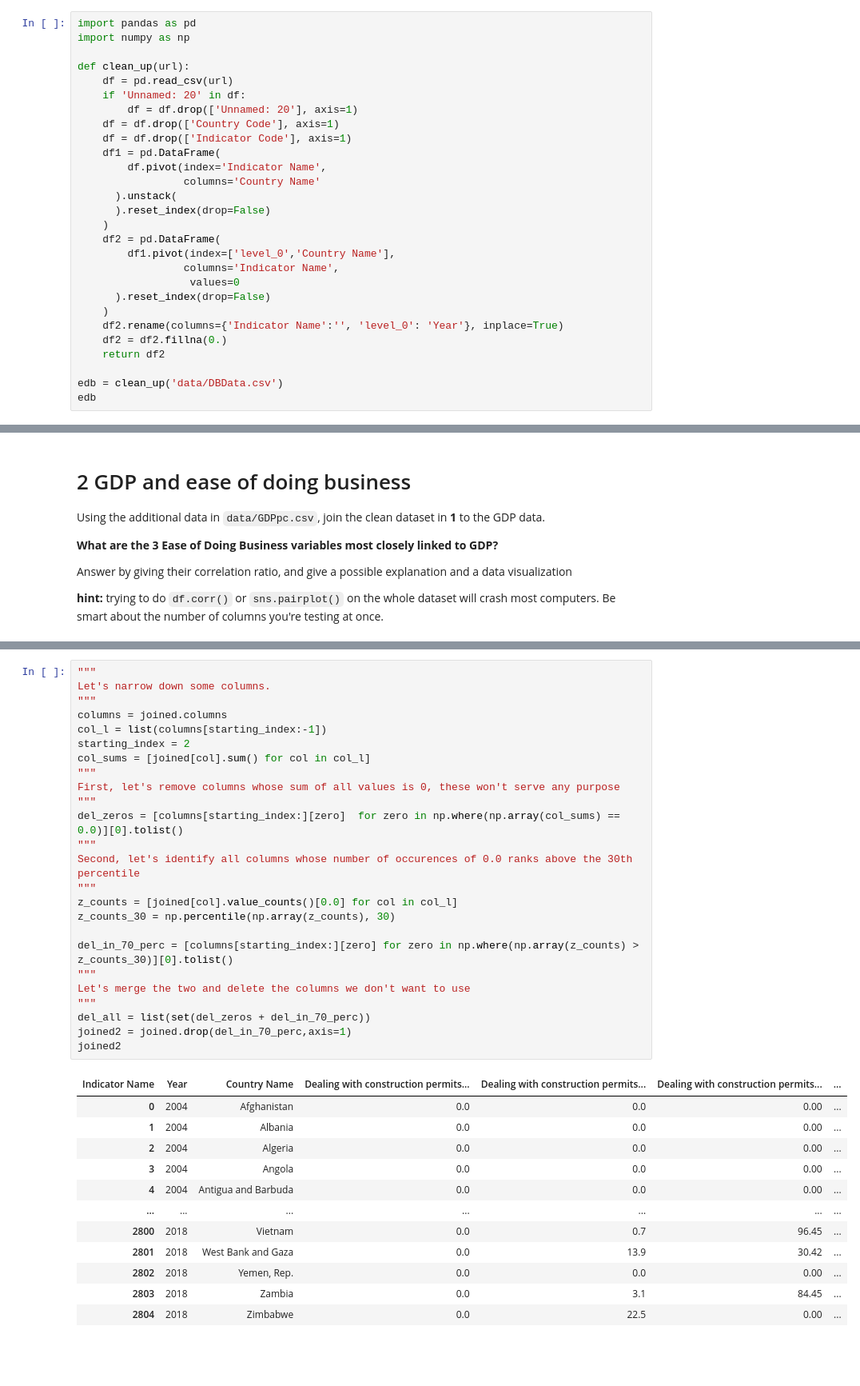
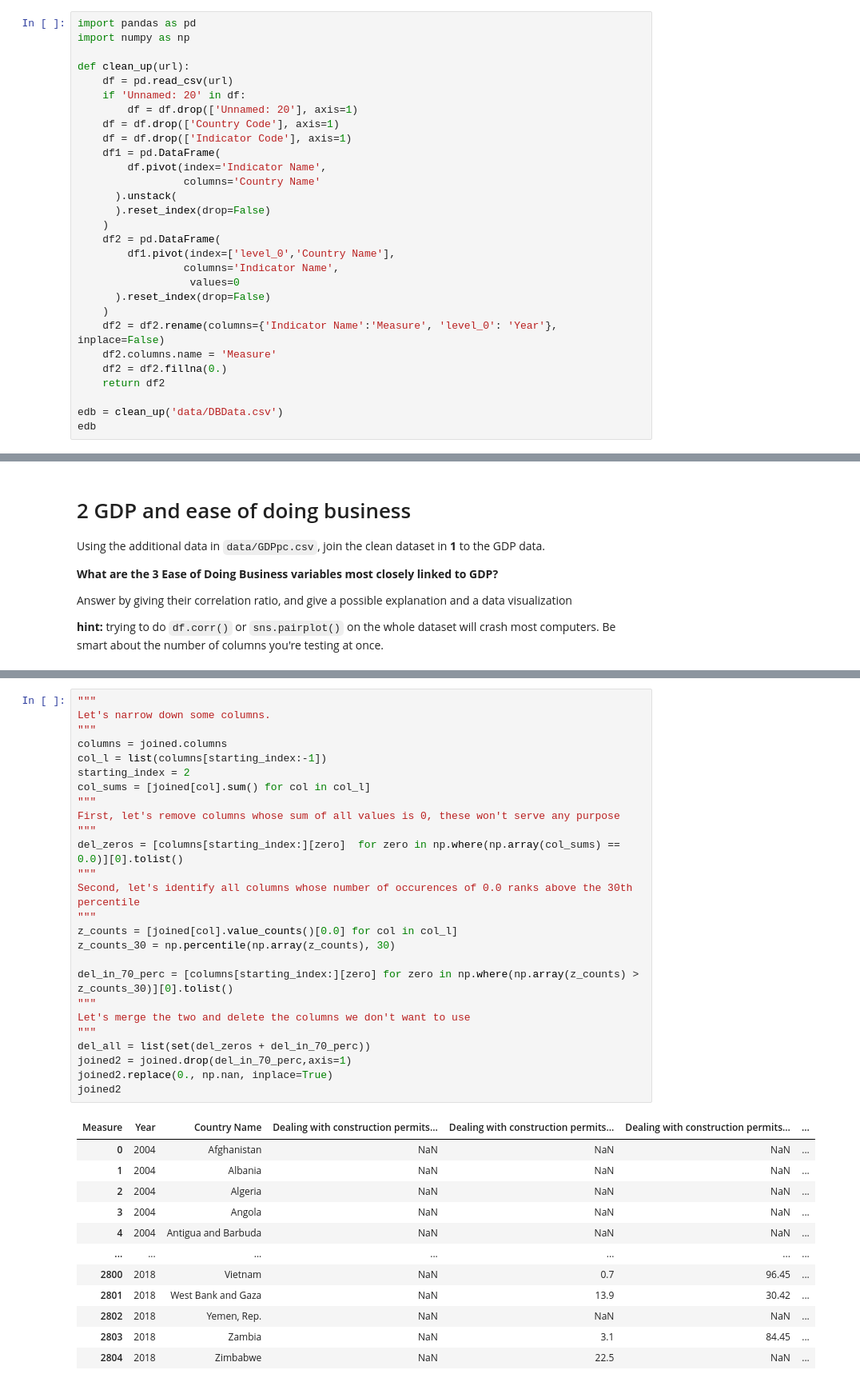
Before and after one commit to cb-ds-1/m2-5-storytelling, a Jupyter notebook: Workshop.ipynb, the cells around one changed output, grey strips where cells are left out. Shown at 80% size. Saved outputs shown, nothing was run; the diff lists cells and outputs as text; blank space fills up the shorter version.

```diff
--- a/Workshop.ipynb
+++ b/Workshop.ipynb
@@ -28,7 +28,8 @@ def clean_up(url):
                   values=0
       ).reset_index(drop=False)
     )
-    df2.rename(columns={'Indicator Name':'', 'level_0': 'Year'}, inplace=True)
+    df2 = df2.rename(columns={'Indicator Name':'Measure', 'level_0': 'Year'}, inplace=False)
+    df2.columns.name = 'Measure'
     df2 = df2.fillna(0.)
     return df2
 
@@ -100,41 +101,42 @@ joined
 # %%
 """
 Let's narrow down some columns.
 """
 columns = joined.columns
 col_l = list(columns[starting_index:-1])
 starting_index = 2
 col_sums = [joined[col].sum() for col in col_l]
 """
 First, let's remove columns whose sum of all values is 0, these won't serve any purpose
 """
 del_zeros = [columns[starting_index:][zero]  for zero in np.where(np.array(col_sums) == 0.0)][0].tolist()
 """
 Second, let's identify all columns whose number of occurences of 0.0 ranks above the 30th percentile
 """
 z_counts = [joined[col].value_counts()[0.0] for col in col_l]
 z_counts_30 = np.percentile(np.array(z_counts), 30)
 
 del_in_70_perc = [columns[starting_index:][zero] for zero in np.where(np.array(z_counts) > z_counts_30)][0].tolist()
 """
 Let's merge the two and delete the columns we don't want to use
 """
 del_all = list(set(del_zeros + del_in_70_perc))
 joined2 = joined.drop(del_in_70_perc,axis=1)
+joined2.replace(0., np.nan, inplace=True)
 joined2
 # %% [output]
-| Indicator Name | Year | Country Name | Dealing with construction permits... | Dealing with construction permits... | Dealing with construction permits... | ... |
-| 0 | 2004 | Afghanistan | 0.0 | 0.0 | 0.00 | ... |
-| 1 | 2004 | Albania | 0.0 | 0.0 | 0.00 | ... |
-| 2 | 2004 | Algeria | 0.0 | 0.0 | 0.00 | ... |
-| 3 | 2004 | Angola | 0.0 | 0.0 | 0.00 | ... |
-| 4 | 2004 | Antigua and Barbuda | 0.0 | 0.0 | 0.00 | ... |
+| Measure | Year | Country Name | Dealing with construction permits... | Dealing with construction permits... | Dealing with construction permits... | ... |
+| 0 | 2004 | Afghanistan | NaN | NaN | NaN | ... |
+| 1 | 2004 | Albania | NaN | NaN | NaN | ... |
+| 2 | 2004 | Algeria | NaN | NaN | NaN | ... |
+| 3 | 2004 | Angola | NaN | NaN | NaN | ... |
+| 4 | 2004 | Antigua and Barbuda | NaN | NaN | NaN | ... |
 | ... | ... | ... | ... | ... | ... | ... |
-| 2800 | 2018 | Vietnam | 0.0 | 0.7 | 96.45 | ... |
-| 2801 | 2018 | West Bank and Gaza | 0.0 | 13.9 | 30.42 | ... |
-| 2802 | 2018 | Yemen, Rep. | 0.0 | 0.0 | 0.00 | ... |
-| 2803 | 2018 | Zambia | 0.0 | 3.1 | 84.45 | ... |
-| 2804 | 2018 | Zimbabwe | 0.0 | 22.5 | 0.00 | ... |
+| 2800 | 2018 | Vietnam | NaN | 0.7 | 96.45 | ... |
+| 2801 | 2018 | West Bank and Gaza | NaN | 13.9 | 30.42 | ... |
+| 2802 | 2018 | Yemen, Rep. | NaN | NaN | NaN | ... |
+| 2803 | 2018 | Zambia | NaN | 3.1 | 84.45 | ... |
+| 2804 | 2018 | Zimbabwe | NaN | 22.5 | NaN | ... |
 2805 rows × 66 columns
 # %%
 """
```
Also changed, not shown: parts of 5 cells of this notebook.
